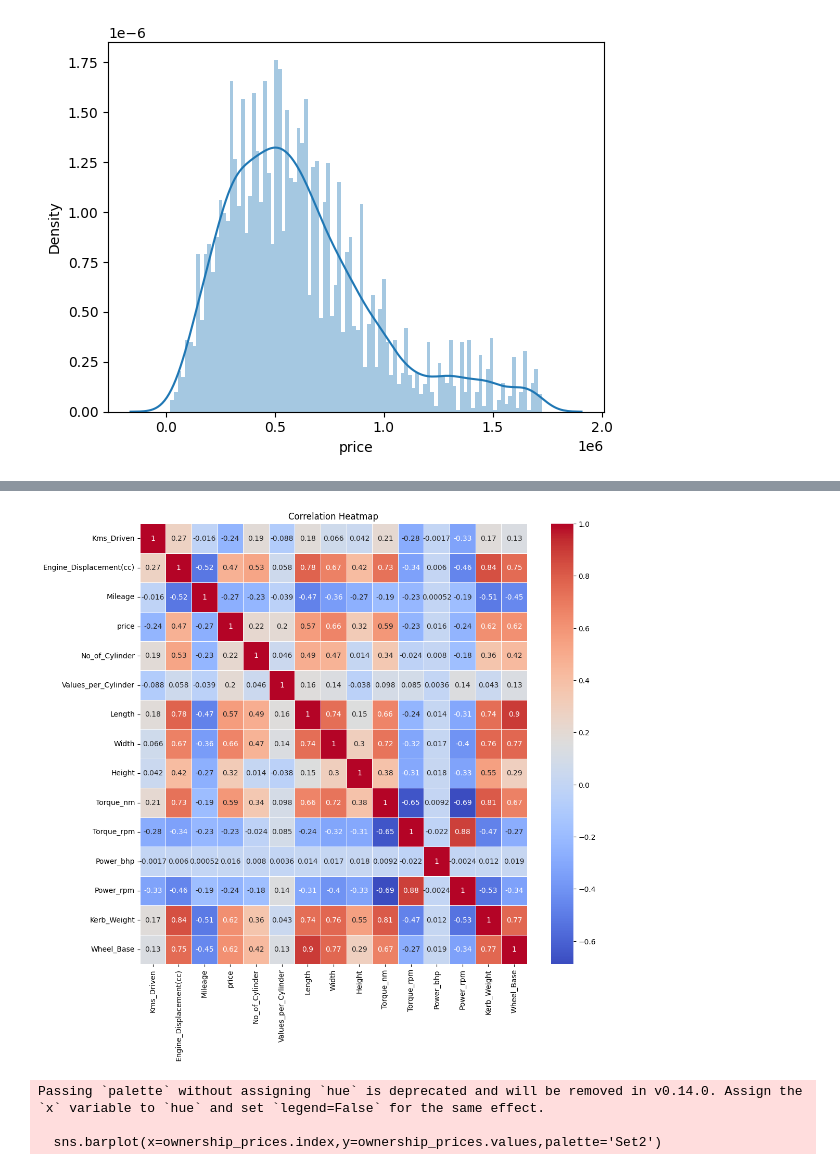
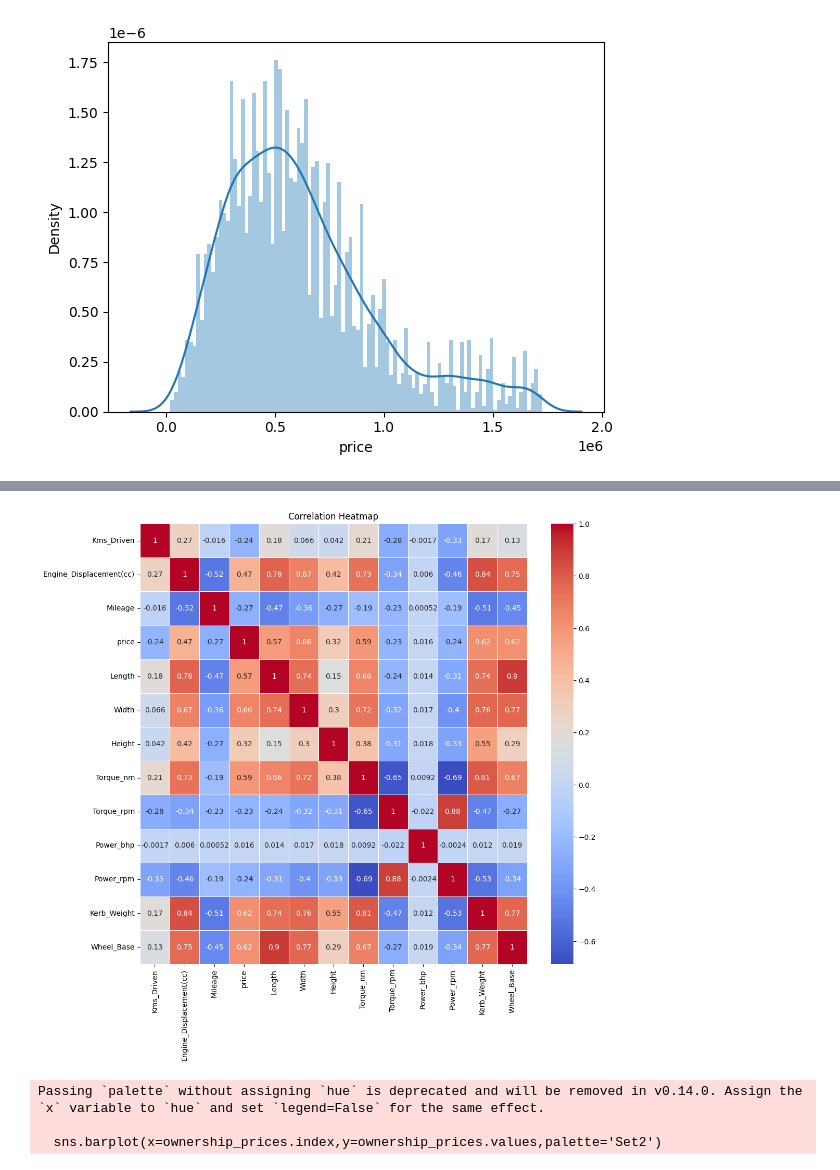
Before and after one commit to Nanthu2207/Car_Price_Prediction, a Jupyter notebook: Model_Evaluating.ipynb, the cells around one changed output, grey strips where cells are left out. Saved outputs shown, nothing was run; the diff lists cells and outputs as text; code cells hidden in the pictures.

```diff
--- a/Model_Evaluating.ipynb
+++ b/Model_Evaluating.ipynb
@@ -125,19 +157,19 @@ https://gist.github.com/mwaskom/de44147ed2974457ad6372750bbe5751
 # %%
 #numerical vs numerical
 import seaborn as sns
-preferred_columns = df[['Kms_Driven', 'Engine_Displacement(cc)', 'Mileage', 'price','No_of_Cylinder','Values_per_Cylinder','Length','Width','Height','Torque_nm','Torque_rpm','Power_bhp','Power_rpm','Kerb_Weight','Wheel_Base']]
+preferred_columns = df[['Kms_Driven', 'Engine_Displacement(cc)', 'Mileage', 'price','Length','Width','Height','Torque_nm','Torque_rpm','Power_bhp','Power_rpm','Kerb_Weight','Wheel_Base']]
 
 
 # Correlation matrix
 corr_matrix =preferred_columns .corr(numeric_only=True)
 
 # Heatmap of the correlation matrix
 plt.figure(figsize=(12, 11))
 sns.heatmap(corr_matrix, annot=True, cmap='coolwarm', linewidths=0.6)
 plt.title('Correlation Heatmap')
 plt.show()
 # %% [output]
-[figure, old version]
+[figure, new version]
 # %%
 import matplotlib.pyplot as plt
 import seaborn as sns
```
Also changed, not shown: parts of 9 cells of this notebook.
